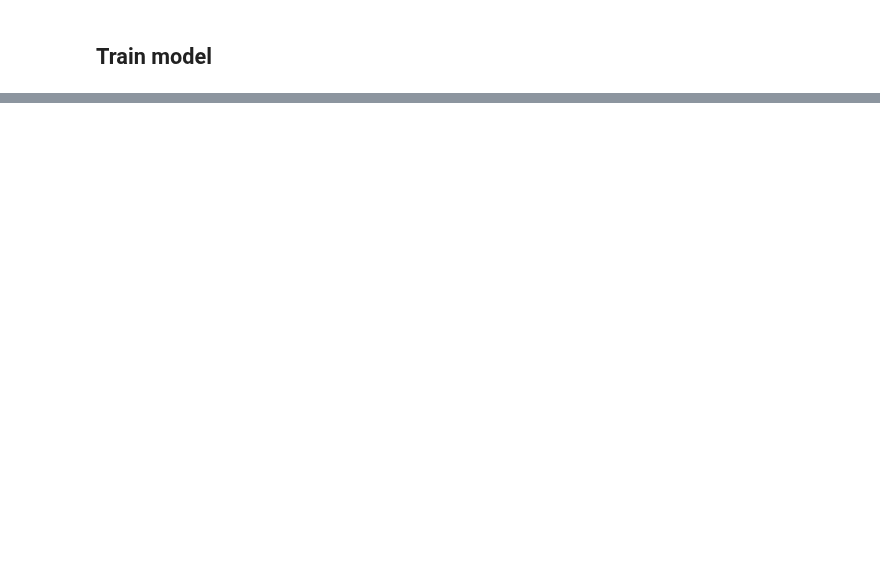
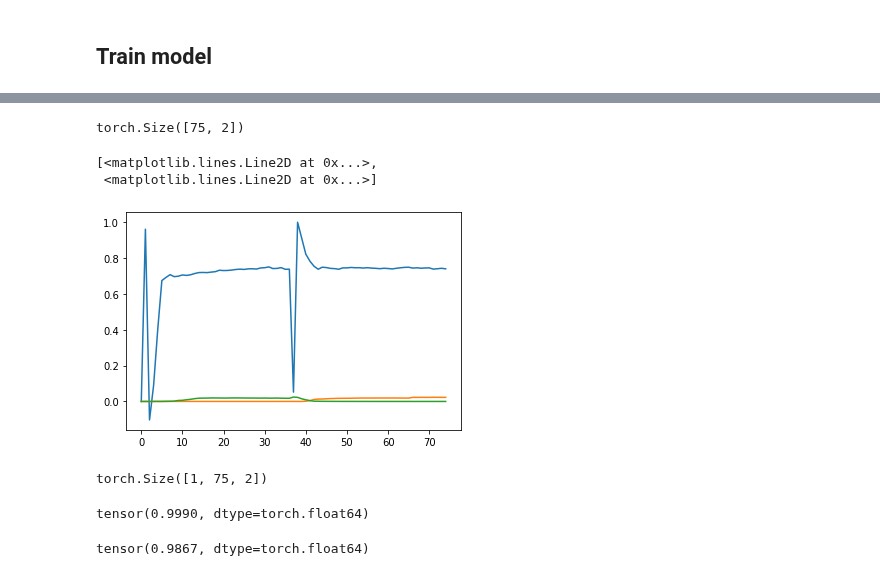
Before and after one commit to NevVerVer/Neuromatch_2022_EcoG_movements, a Jupyter notebook: models/lstm_model_training.ipynb, the cells around one changed output, grey strips where cells are left out. Cells and saved outputs as stored; diff of their text form; code cells hidden in the pictures; blank space fills up the shorter version.

```diff
--- a/models/lstm_model_training.ipynb
+++ b/models/lstm_model_training.ipynb
@@ -289,0 +217,30 @@ plt.show()
+# %%
+rae_recon.T.shape
+# %% [output]
+torch.Size([75, 2])
+# %%
+for (d1, d2) in zip(data_.unsqueeze(0), rae_recon.T.unsqueeze(0)):
+    cs = torch.nn.functional.cosine_similarity(d1, d2)
+l2 = torch.nn.functional.mse_loss(data_, rae_recon.T, reduction='none')
+plt.plot(cs)
+plt.plot(l2)
+# %% [output]
+[<matplotlib.lines.Line2D at 0x...>,
+ <matplotlib.lines.Line2D at 0x...>]
+[figure, added]
+# %%
+data_.unsqueeze(0).shape
+# %% [output]
+torch.Size([1, 75, 2])
+# %%
+for (d1, d2) in zip(data_.unsqueeze(0), rae_recon.T.unsqueeze(0)):
+    cs = torch.nn.functional.cosine_similarity(d1, d2).max()
+    print(cs)
+# %% [output]
+tensor(0.9990, dtype=torch.float64)
+# %%
+for (d1, d2) in zip(data_.unsqueeze(0), rae_recon.T.unsqueeze(0)):
+    cs = torch.nn.functional.cosine_similarity(d1, d1).mean()
+    print(cs)
+# %% [output]
+tensor(0.9867, dtype=torch.float64)
```
Also changed, not shown: parts of 11 cells of this notebook, 1 other file.
